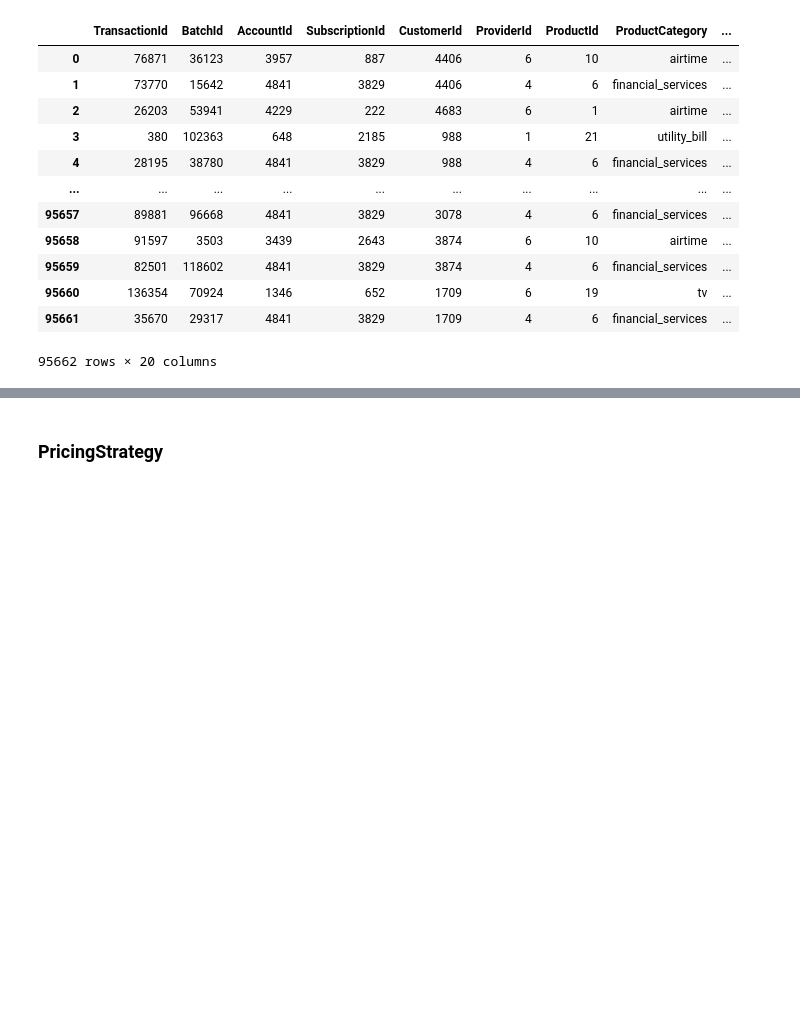
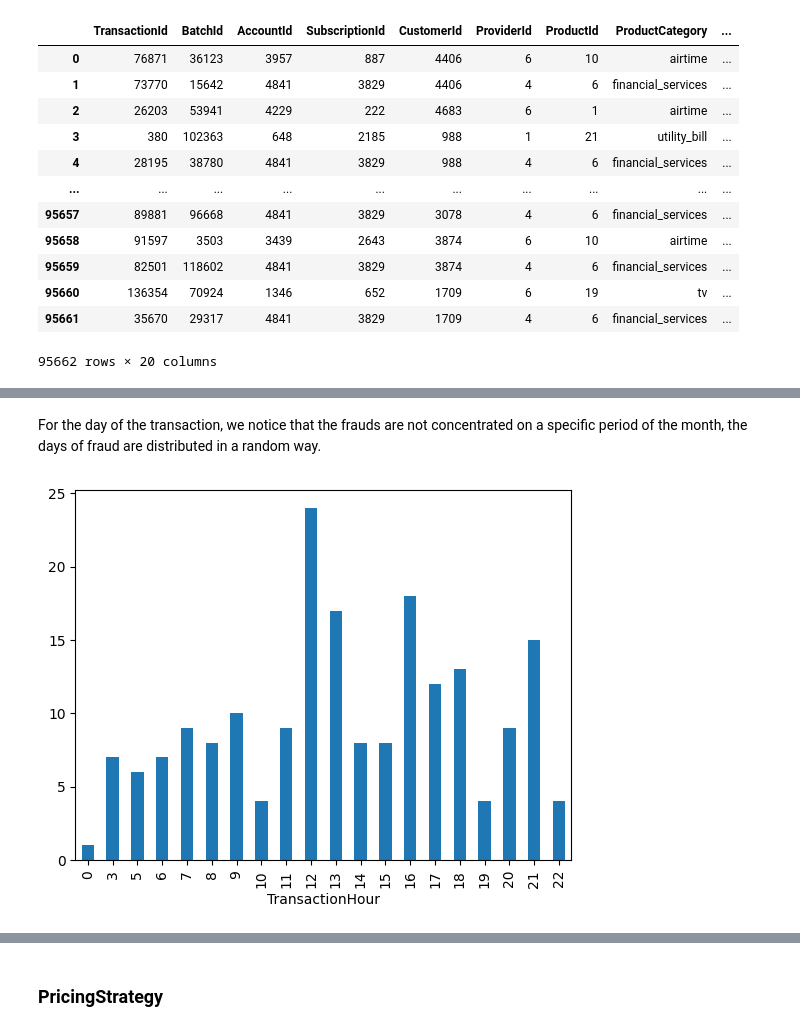
Before and after one commit to TheHugz1997/Machine_Learning_Project, a Jupyter notebook: creditCard.ipynb, the cells around one changed output, grey strips where cells are left out. Cells and saved outputs as stored; diff of their text form; code cells hidden in the pictures; blank space fills up the shorter version.

```diff
--- a/creditCard.ipynb
+++ b/creditCard.ipynb
@@ -326,0 +342,9 @@ df_train
+# %% [markdown]
+For the day of the transaction, we notice that the frauds are not concentrated on a specific period of the month, the days of fraud are distributed in a random way.
+# %%
+df_train_hour=df_train.loc[df_train['FraudResult'] == 1, 'TransactionHour']
+months_occurrences = df_train_hour.value_counts()
+months_occurrences = months_occurrences.sort_index()
+graph_months = months_occurrences.plot.bar()
+# %% [output]
+[figure, added]
```
Also changed, not shown: parts of 10 cells of this notebook.
